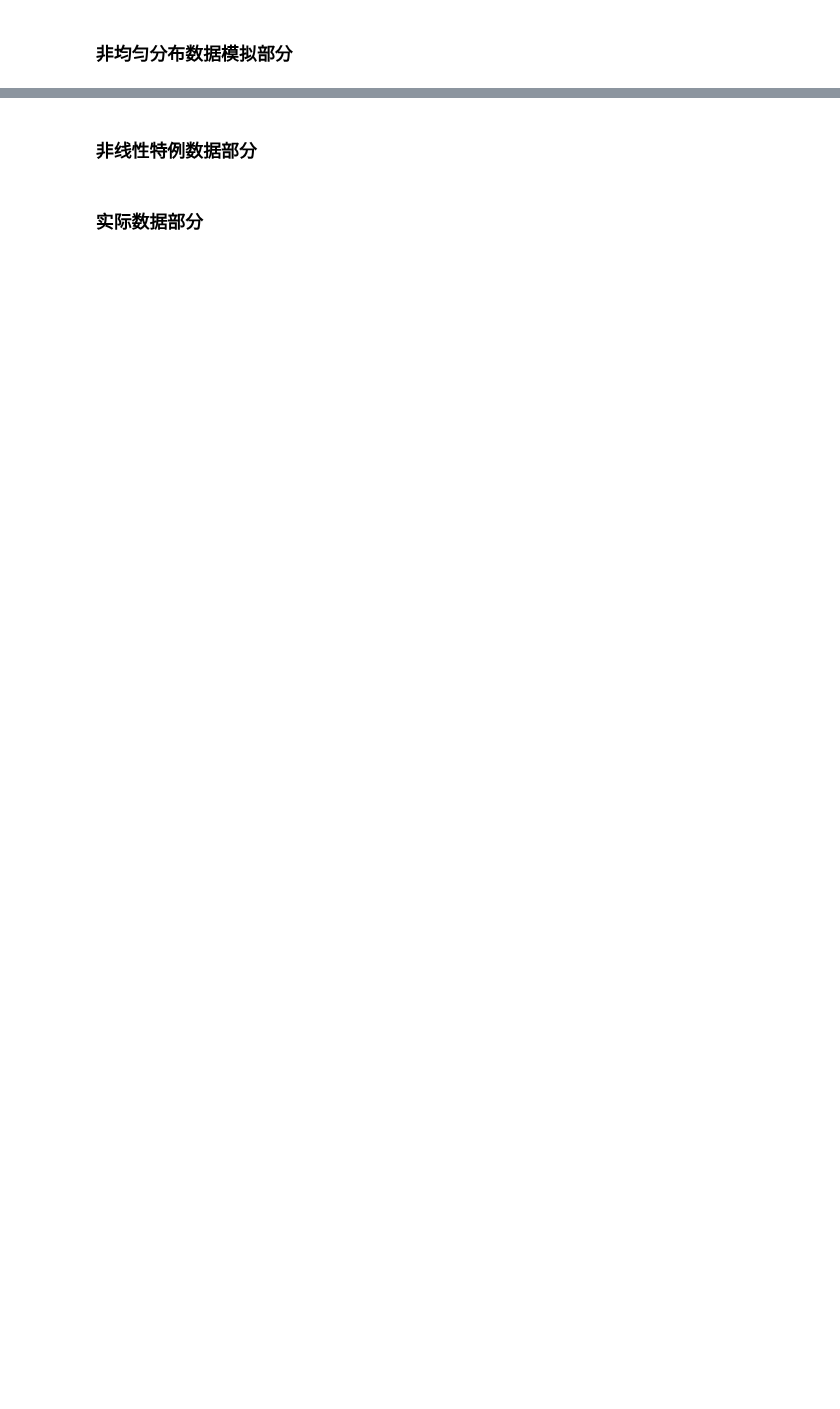
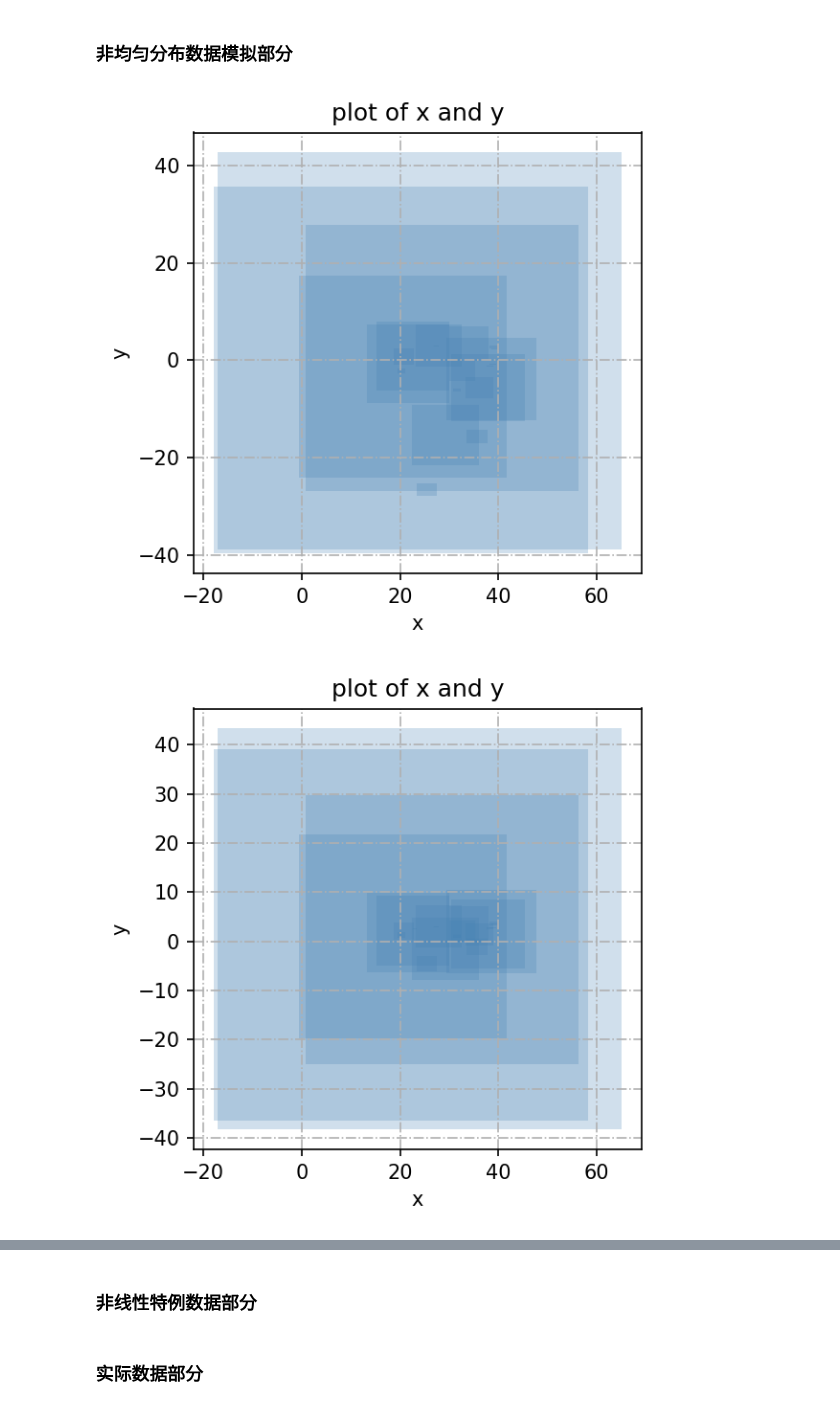
Before and after one commit to kxlkxl1999/ZKRP, a Jupyter notebook: regression_part2.ipynb, the cells around one changed output, grey strips where cells are left out. Drawn from its saved outputs; the diff is of its cells as text; code cells hidden in the pictures; blank space fills up the shorter version.

```diff
--- a/regression_part2.ipynb
+++ b/regression_part2.ipynb
@@ -103,7 +110,7 @@ def trans_to_datakxl(train, test):
     return train_x, train_y, test_x, test_y
 
 
-def comparison2(a,b,c,d,e,f,g,h,i,j, path):
+def comparison2(a,b,c,d,e,f,g,h,i,j, path, mess=False):
     evallist = ['RMSE', 'NHD', 'IOR', 'DC']
     eval_HFmed = []
     eval_HF1 = []
@@ -112,8 +119,11 @@ def comparison2(a,b,c,d,e,f,g,h,i,j, path):
     eval_CRM = []
     eval_CCRM = []
 
-    for iter in range(50):
-        train, test, beta0, beta1, betastar = data_generation(375, a, b, c, d, e, f, g, h, i, j, iter)
+    for iter in tqdm(range(50)):
+        if mess:
+            train, test, beta0, beta1, betastar = data_generation2(375, a, b, c, d, e, f, g, h, i, j, iter)
+        else:
+            train, test, beta0, beta1, betastar = data_generation(375, a, b, c, d, e, f, g, h, i, j, iter)
         x, y, x_test, y_test = trans_to_datakxl(train, test)
 
         result = data_comparasion(x, y, x_test, y_test)
@@ -139,12 +149,15 @@ def comparison2(a,b,c,d,e,f,g,h,i,j, path):
         ['%.3f (%.3f)' % (EV_CRM[0][i], EV_CRM[1][i]) for i in range(8)],
         ['%.3f (%.3f)' % (EV_CCRM[0][i], EV_CCRM[1][i]) for i in range(8)]
     ]
-    df = pd.DataFrame(result, index=['HF1', 'HF1', 'HF2', 'CM', 'CRM', 'CCRM'], columns=['RMSEL', 'RMSEU', 'RMSEC', 'RMSER', 'NHD', 'IOR', 'DCC', 'DCR']).T
+    df = pd.DataFrame(result, index=['HFmed', 'HF1', 'HF2', 'CM', 'CRM', 'CCRM'], columns=['RMSEL', 'RMSEU', 'RMSEC', 'RMSER', 'NHD', 'IOR', 'DCC', 'DCR']).T
     df.to_csv(path)
 
 
-def plot_CCRM_data(a,b,c,d,e,f,g,h,i,j):
-    train, test, beta0, beta1, betastar = data_generation(375, a, b, c, d, e, f, g, h, i, j, 0)
+def plot_CCRM_data(a,b,c,d,e,f,g,h,i,j,mess=False):
+    if mess:
+        train, test, beta0, beta1, betastar = data_generation2(375, a, b, c, d, e, f, g, h, i, j, 0)
+    else:
+        train, test, beta0, beta1, betastar = data_generation(375, a, b, c, d, e, f, g, h, i, j, 0)
     x, y, x_test, y_test = trans_to_datakxl(train, test)
     show3(x,y,varname=["x", "y"])
 # %%
@@ -189,2 +203,15 @@ print("= = = = =")
 # %% [markdown]
 ### 非均匀分布数据模拟部分
+# %%
+plot_CCRM_data(20, 40, 0, 1, -20, 20, 0, 0.05, 10, 20, mess=True)
+plot_CCRM_data(20, 40, 0, 1, -5, 5, 0, 0.05, 10, 20, mess=True)
+plot_CCRM_data(20, 40, 0, 1, -20, 20, 0, 0.05, 1, 5, mess=True)
+plot_CCRM_data(20, 40, 0, 1, -5, 5, 0, 0.05, 1, 5, mess=True)
+plot_CCRM_data(20, 40, 0, 1, -20, 20, 0, 0.05, 1, 5, mess=True)
+plot_CCRM_data(20, 40, 0, 1, -20, 20, 0, 0.05, 10, 20, mess=True)
+plot_CCRM_data(20, 40, 1, 10, 1, 5, 0, 0.05, 1, 5, mess=True)
+plot_CCRM_data(20, 40, 0, 1, -5, 5, 0, 0.05, 10, 20, mess=True)
+plot_CCRM_data(10, 20, 0, 1, -1, 1, 0, 0.05, 1, 2, mess=True)
+# %% [output]
+[figure, added]
+[figure, added]
```
Also changed, not shown: parts of 6 cells of this notebook, 2 other files.
